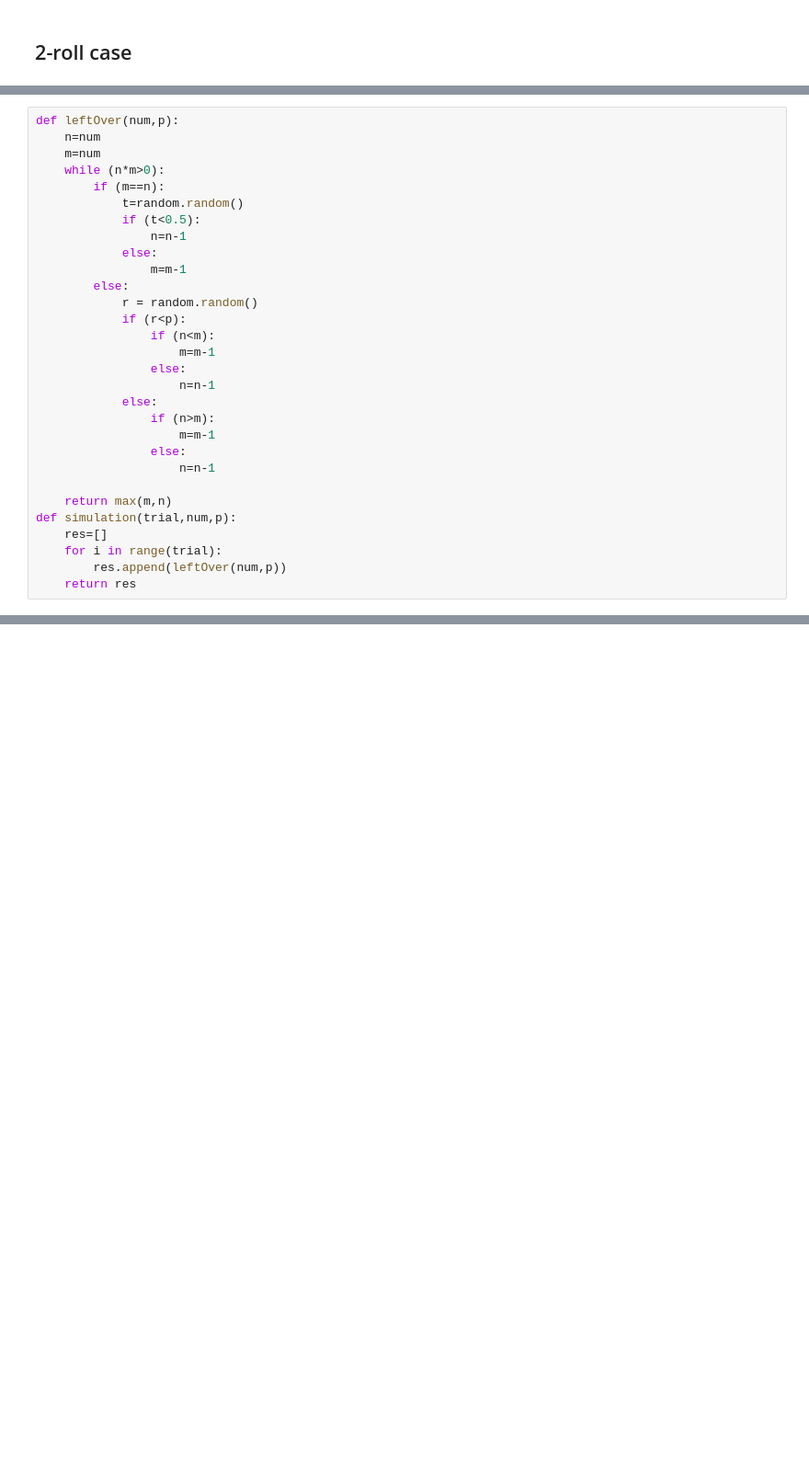
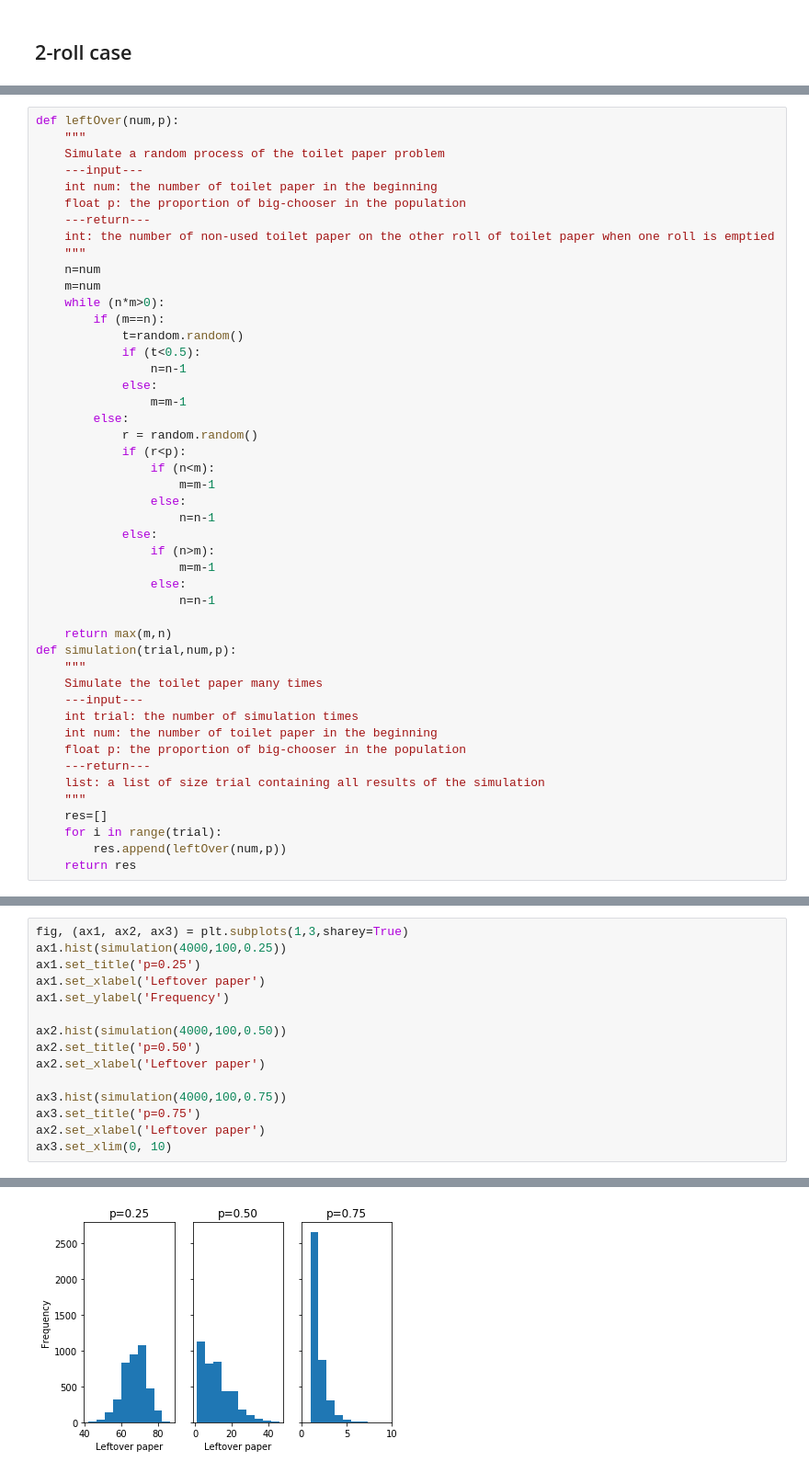
Before and after one commit to Kevin-Luyu/Semester2-Final-Project, a Jupyter notebook: toilet_paper.ipynb, the cells around one changed output, grey strips where cells are left out. Shown: that part at 92% size. Cells and saved outputs as stored; diff of their text form; blank space fills up the shorter version.

```diff
--- a/toilet_paper.ipynb
+++ b/toilet_paper.ipynb
@@ -11,5 +10,13 @@ leftOver(num,p) returns the simulated result of the number of toilet paper lefto
 # %%
 def leftOver(num,p):
+    """
+    Simulate a random process of the toilet paper problem
+    ---input---
+    int num: the number of toilet paper in the beginning
+    float p: the proportion of big-chooser in the population
+    ---return---
+    int: the number of non-used toilet paper on the other roll of toilet paper when one roll is emptied
+    """
     n=num
     m=num
     while (n*m>0):
@@ -34,6 +41,15 @@ def leftOver(num,p):
 
     return max(m,n)
 def simulation(trial,num,p):
+    """
+    Simulate the toilet paper many times
+    ---input---
+    int trial: the number of simulation times
+    int num: the number of toilet paper in the beginning
+    float p: the proportion of big-chooser in the population
+    ---return---
+    list: a list of size trial containing all results of the simulation
+    """
     res=[]
     for i in range(trial):
         res.append(leftOver(num,p))
@@ -45,0 +81,16 @@ plt.show()
+# %%
+fig, (ax1, ax2, ax3) = plt.subplots(1,3,sharey=True)
+ax1.hist(simulation(4000,100,0.25))
+ax1.set_title('p=0.25')
+ax1.set_xlabel('Leftover paper')
+ax1.set_ylabel('Frequency')
+
+ax2.hist(simulation(4000,100,0.50))
+ax2.set_title('p=0.50')
+ax2.set_xlabel('Leftover paper')
+
+ax3.hist(simulation(4000,100,0.75))
+ax3.set_title('p=0.75')
+ax2.set_xlabel('Leftover paper')
+ax3.set_xlim(0, 10)
+# %% [output]
@@ -45,0 +98 @@ plt.show()
+[figure, added]
```
Also changed, not shown: parts of 12 cells of this notebook, 12 other files.
